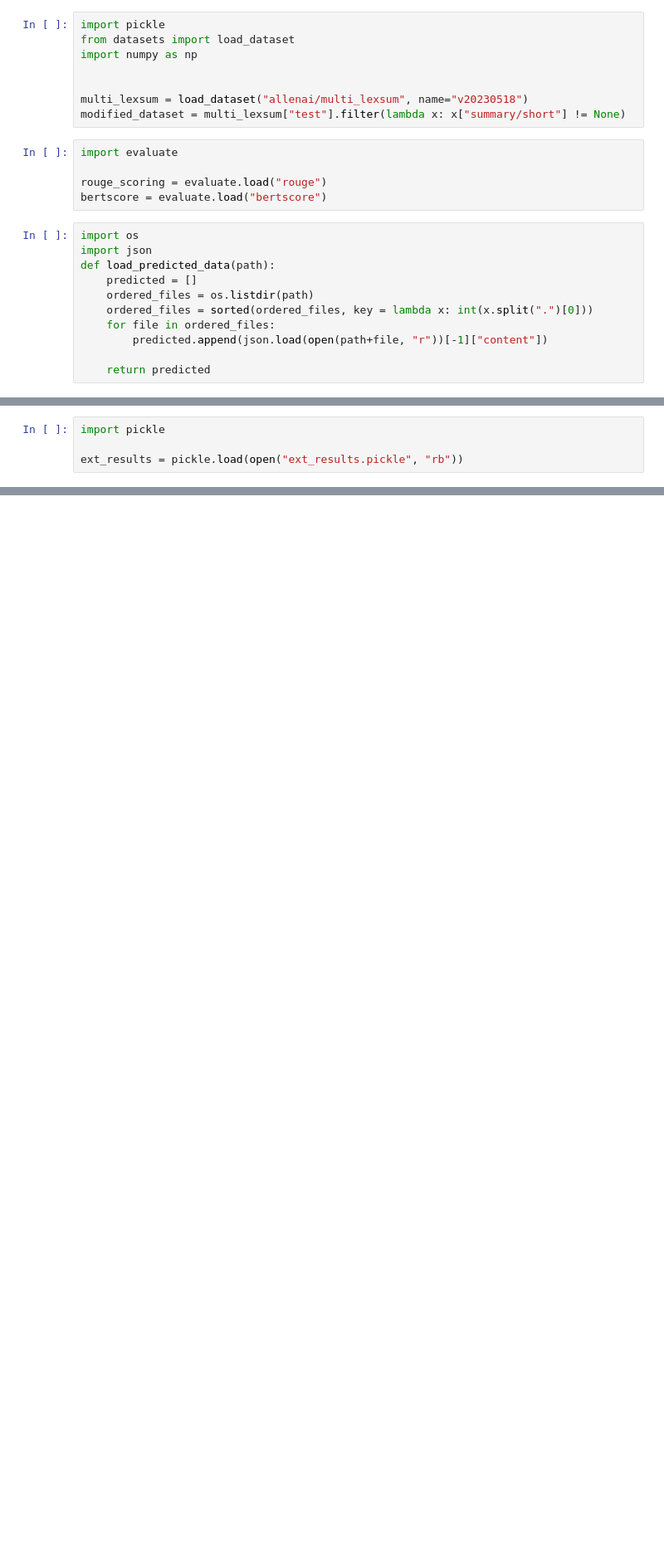
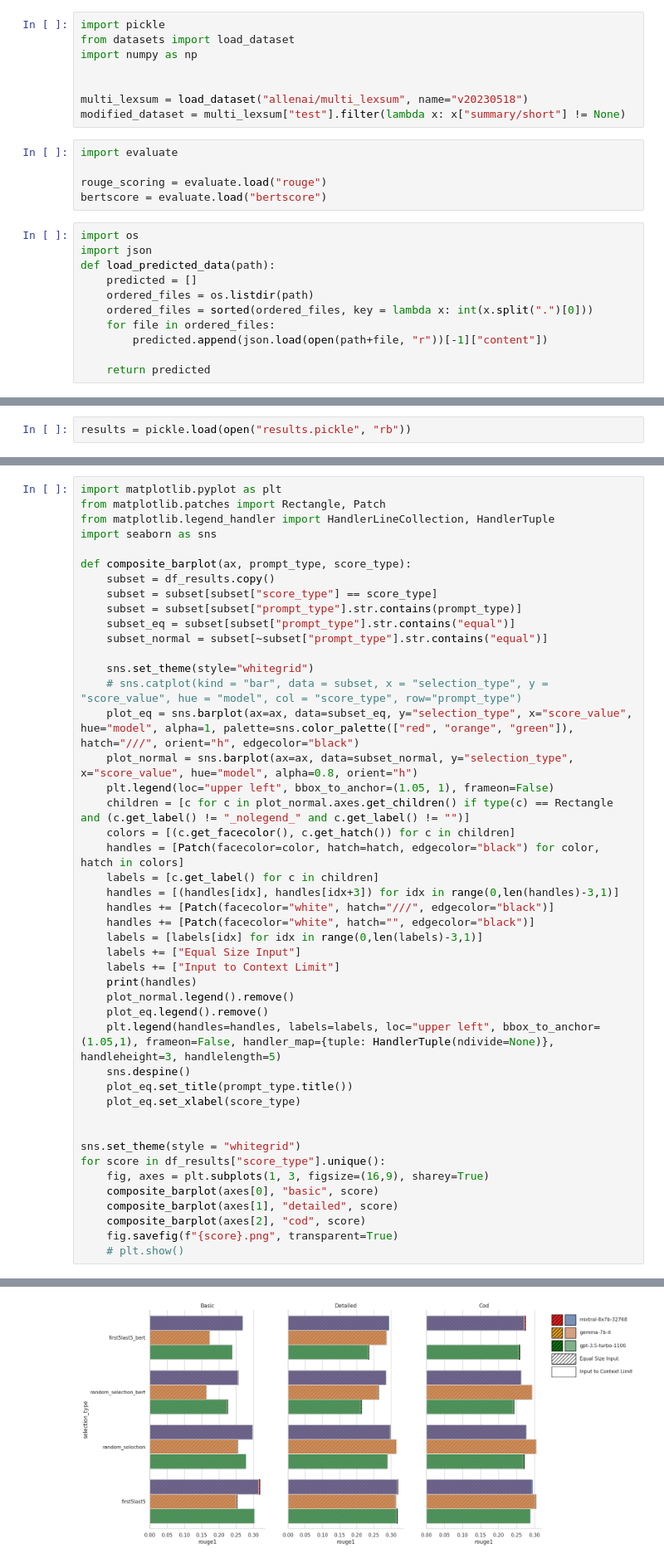
Before and after one commit to Tron404/FACILEX_prototyping_EK, a Jupyter notebook: caselaw_summary/eval.ipynb, the cells around one changed output, grey strips where cells are left out. Shown at 83% size. Cells and saved outputs as stored; diff of their text form; blank space fills up the shorter version.

Commit message:
results!

```diff
--- a/caselaw_summary/eval.ipynb
+++ b/caselaw_summary/eval.ipynb
@@ -53,4 +59,2 @@ for model in os.listdir("answers/"):
 # %%
-import pickle
-
-ext_results = pickle.load(open("ext_results.pickle", "rb"))
+results = pickle.load(open("results.pickle", "rb"))
@@ -89,0 +75,46 @@ plt.show()
+# %%
+import matplotlib.pyplot as plt
+from matplotlib.patches import Rectangle, Patch
+from matplotlib.legend_handler import HandlerLineCollection, HandlerTuple
+import seaborn as sns
+
+def composite_barplot(ax, prompt_type, score_type):
+    subset = df_results.copy()
+    subset = subset[subset["score_type"] == score_type]
+    subset = subset[subset["prompt_type"].str.contains(prompt_type)]
+    subset_eq = subset[subset["prompt_type"].str.contains("equal")]
+    subset_normal = subset[~subset["prompt_type"].str.contains("equal")]
+
+    sns.set_theme(style="whitegrid")
+    # sns.catplot(kind = "bar", data = subset, x = "selection_type", y = "score_value", hue = "model", col = "score_type", row="prompt_type")
+    plot_eq = sns.barplot(ax=ax, data=subset_eq, y="selection_type", x="score_value", hue="model", alpha=1, palette=sns.color_palette(["red", "orange", "green"]), hatch="///", orient="h", edgecolor="black")
+    plot_normal = sns.barplot(ax=ax, data=subset_normal, y="selection_type", x="score_value", hue="model", alpha=0.8, orient="h")
+    plt.legend(loc="upper left", bbox_to_anchor=(1.05, 1), frameon=False)
+    children = [c for c in plot_normal.axes.get_children() if type(c) == Rectangle and (c.get_label() != "_nolegend_" and c.get_label() != "")]
+    colors = [(c.get_facecolor(), c.get_hatch()) for c in children]
+    handles = [Patch(facecolor=color, hatch=hatch, edgecolor="black") for color, hatch in colors]
+    labels = [c.get_label() for c in children]
+    handles = [(handles[idx], handles[idx+3]) for idx in range(0,len(handles)-3,1)]
+    handles += [Patch(facecolor="white", hatch="///", edgecolor="black")]
+    handles += [Patch(facecolor="white", hatch="", edgecolor="black")]
+    labels = [labels[idx] for idx in range(0,len(labels)-3,1)]
+    labels += ["Equal Size Input"]
+    labels += ["Input to Context Limit"]
+    print(handles)
+    plot_normal.legend().remove()
+    plot_eq.legend().remove()
+    plt.legend(handles=handles, labels=labels, loc="upper left", bbox_to_anchor=(1.05,1), frameon=False, handler_map={tuple: HandlerTuple(ndivide=None)}, handleheight=3, handlelength=5)
+    sns.despine()
+    plot_eq.set_title(prompt_type.title())
+    plot_eq.set_xlabel(score_type)
+
+
+sns.set_theme(style = "whitegrid")
+for score in df_results["score_type"].unique():
+    fig, axes = plt.subplots(1, 3, figsize=(16,9), sharey=True)
+    composite_barplot(axes[0], "basic", score)
+    composite_barplot(axes[1], "detailed", score)
+    composite_barplot(axes[2], "cod", score)
+    fig.savefig(f"{score}.png", transparent=True)
+    # plt.show()
+# %% [output]
@@ -89,0 +126 @@ plt.show()
+[figure, added]
```
Also changed, not shown: parts of 7 cells of this notebook, 26 other files.
